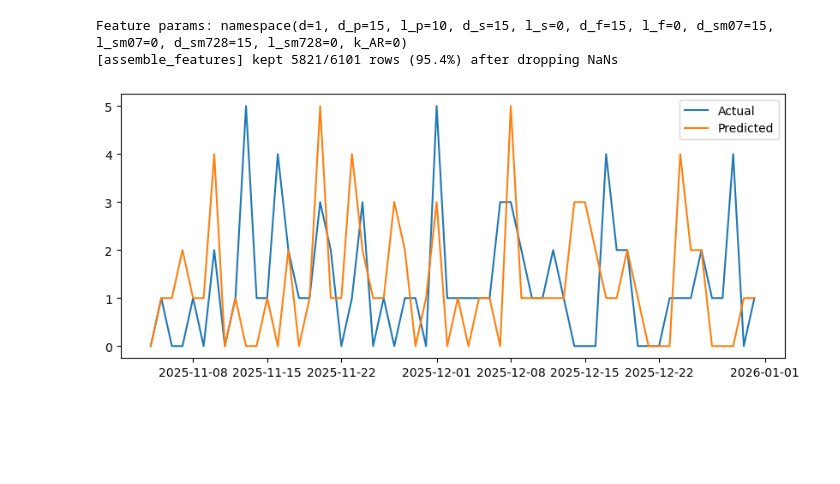
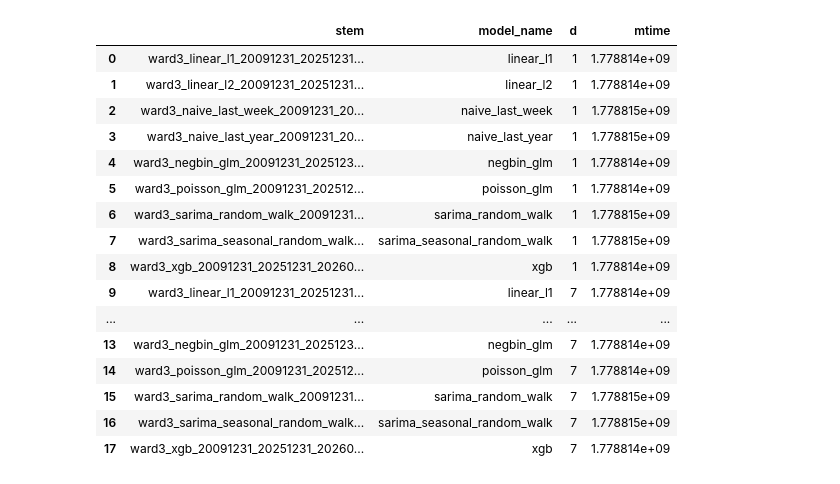
Before and after one commit to Erdos-Projects/spring-2026-dc-311, a Jupyter notebook: 5_results.ipynb, the cells around one changed output. Cells and saved outputs as stored; diff of their text form; code cells hidden in the pictures; blank space fills up the shorter version.

Commit message:
added latest results

```diff
--- a/5_results.ipynb
+++ b/5_results.ipynb
@@ -58,6 +73,0 @@ feat_params.d
-# %%
-print(f"Feature params: {feat_params}")
-feat_df = build_data(run_cfg, feat_params)
-# %% [output]
-Feature params: namespace(d=1, d_p=15, l_p=10, d_s=15, l_s=0, d_f=15, l_f=0, d_sm07=15, l_sm07=0, d_sm728=15, l_sm728=0, k_AR=0)
-[assemble_features] kept 5821/6101 rows (95.4%) after dropping NaNs
@@ -76,9 +74,58 @@ selected_y_test = y_test.iloc[select_idx]
-# %%
-fig = plt.figure(figsize=(10, 4))
-ax = fig.add_subplot()
-ax.plot(selected_dates, selected_y_test, label="Actual")
-ax.plot(selected_dates, y_test_preds, label="Predicted")
-ax.legend()
-plt.show()
-# %% [output]
-[figure, removed]
+# %%
+def list_run_stems(root: Path) -> list[str]:
+    stems: list[str] = []
+    for p in root.iterdir():
+        if not p.is_dir():
+            continue
+        if (p / "run.yaml").is_file() and (p / "model.pkl").is_file():
+            stems.append(p.name)
+    return sorted(stems)
+
+
+def run_catalog_one_per_model_d(root: Path) -> pd.DataFrame:
+    rows: list[dict] = []
+    for stem in list_run_stems(root):
+        run_yaml = root / stem / "run.yaml"
+        with open(run_yaml) as f:
+            cfg = yaml.safe_load(f)
+        model_name = cfg.get("model_name")
+        if model_name is None:
+            m = cfg.get("model") or {}
+            model_name = m.get("name", stem)
+        d = int(cfg["features"]["d"])
+        mtime = (root / stem / "model.pkl").stat().st_mtime
+        rows.append({"stem": stem, "model_name": str(model_name), "d": d, "mtime": mtime})
+    df = pd.DataFrame(rows)
+    if df.empty:
+        return df
+    # idxmax() gives a Series; df.loc[that_series] aligns indices and can raise
+    # “multidimensional key”. Keep latest mtime per (model_name, d) with tail.
+    return (
+        df.sort_values("mtime")
+        .groupby(["model_name", "d"], sort=False)
+        .tail(1)
+        .sort_values(["d", "model_name"])
+        .reset_index(drop=True)
+    )
+
+
+catalog = run_catalog_one_per_model_d(RESULTS_ROOT)
+catalog
+# %% [output]
+|  | stem | model_name | d | mtime |
+| 0 | ward3_linear_l1_20091231_20251231... | linear_l1 | 1 | 1.778814e+09 |
+| 1 | ward3_linear_l2_20091231_20251231... | linear_l2 | 1 | 1.778814e+09 |
+| 2 | ward3_naive_last_week_20091231_20... | naive_last_week | 1 | 1.778815e+09 |
+| 3 | ward3_naive_last_year_20091231_20... | naive_last_year | 1 | 1.778815e+09 |
+| 4 | ward3_negbin_glm_20091231_2025123... | negbin_glm | 1 | 1.778814e+09 |
+| 5 | ward3_poisson_glm_20091231_202512... | poisson_glm | 1 | 1.778814e+09 |
+| 6 | ward3_sarima_random_walk_20091231... | sarima_random_walk | 1 | 1.778815e+09 |
+| 7 | ward3_sarima_seasonal_random_walk... | sarima_seasonal_random_walk | 1 | 1.778815e+09 |
+| 8 | ward3_xgb_20091231_20251231_20260... | xgb | 1 | 1.778814e+09 |
+| 9 | ward3_linear_l1_20091231_20251231... | linear_l1 | 7 | 1.778814e+09 |
+| ... | ... | ... | ... | ... |
+| 13 | ward3_negbin_glm_20091231_2025123... | negbin_glm | 7 | 1.778814e+09 |
+| 14 | ward3_poisson_glm_20091231_202512... | poisson_glm | 7 | 1.778814e+09 |
+| 15 | ward3_sarima_random_walk_20091231... | sarima_random_walk | 7 | 1.778815e+09 |
+| 16 | ward3_sarima_seasonal_random_walk... | sarima_seasonal_random_walk | 7 | 1.778815e+09 |
+| 17 | ward3_xgb_20091231_20251231_20260... | xgb | 7 | 1.778814e+09 |
```
Also changed, not shown: parts of 17 cells of this notebook, 1 other file.
